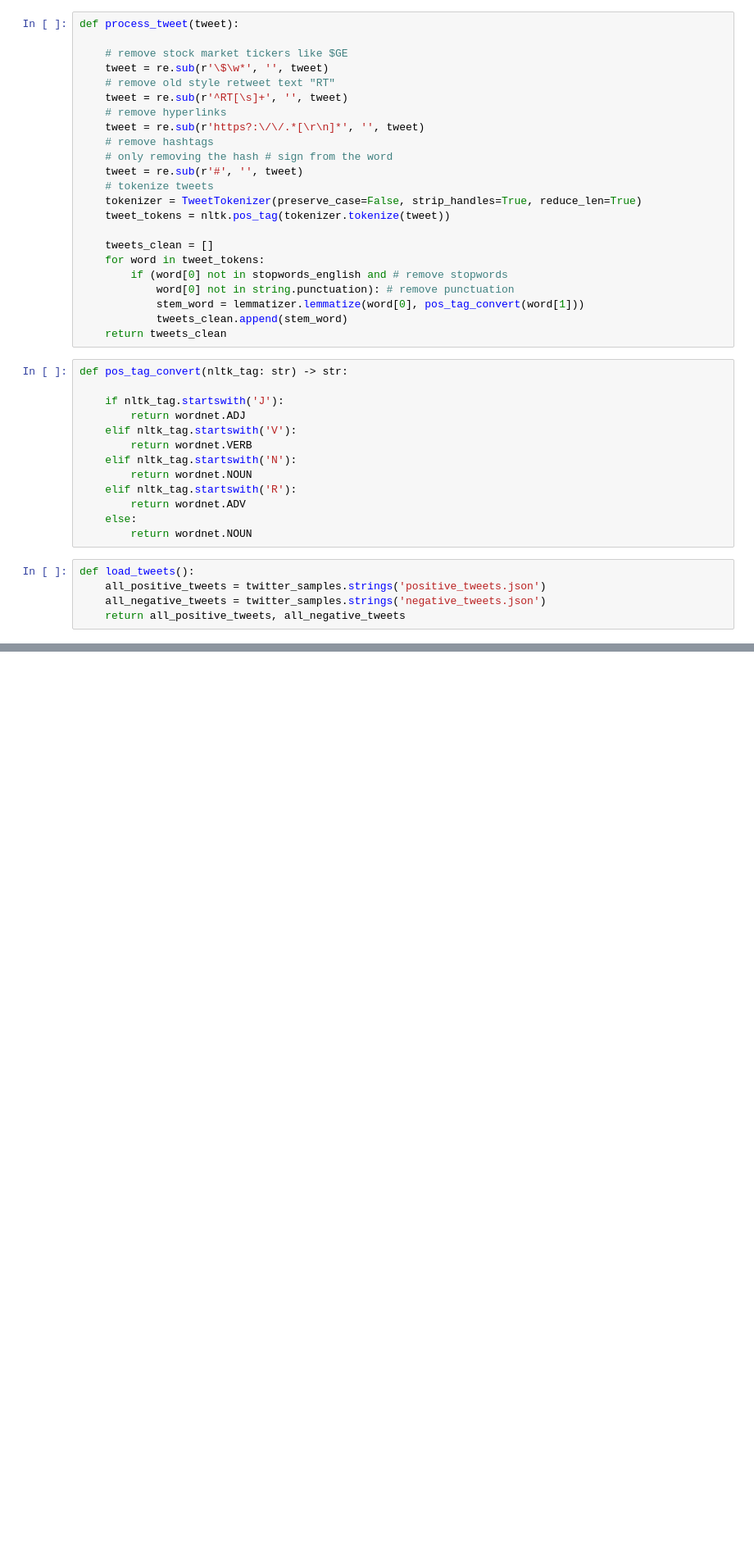
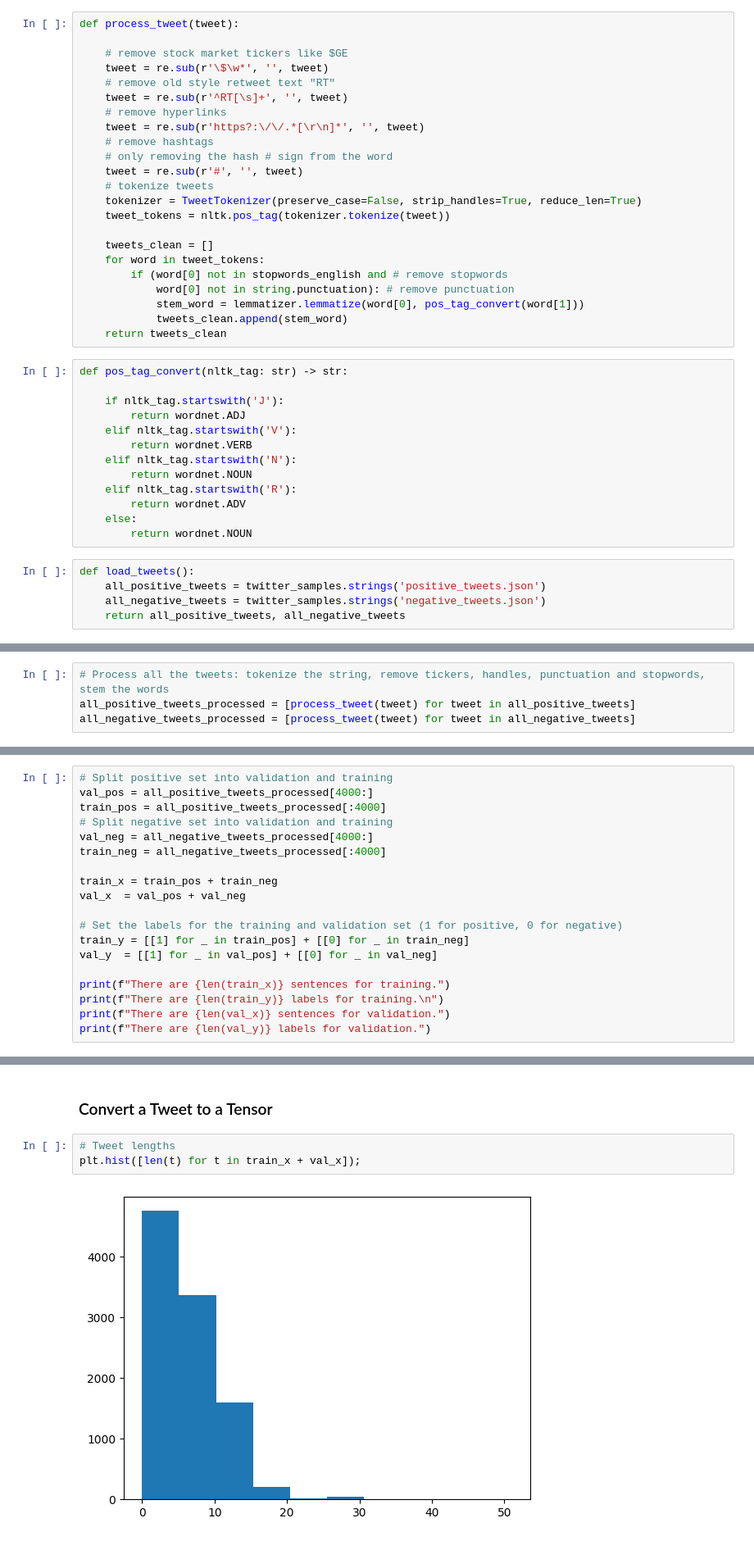
Before and after one commit to ujjwol112/nlp-sentiment-analysis-of-twitter-sample-dataset-with-deep-neural-network, a Jupyter notebook: sentiment_analysis_with_deep_neural_newtork.ipynb, the cells around one changed output, grey strips where cells are left out. Shown at 82% size. Cells and saved outputs as stored; diff of their text form; blank space fills up the shorter version.

```diff
--- a/sentiment_analysis_with_deep_neural_newtork.ipynb
+++ b/sentiment_analysis_with_deep_neural_newtork.ipynb
@@ -81,0 +98,4 @@ print(f"The number of negative tweets: {len(all_negative_tweets)}")
+# %%
+# Process all the tweets: tokenize the string, remove tickers, handles, punctuation and stopwords, stem the words
+all_positive_tweets_processed = [process_tweet(tweet) for tweet in all_positive_tweets]
+all_negative_tweets_processed = [process_tweet(tweet) for tweet in all_negative_tweets]
@@ -81,0 +115,19 @@ print(f"The number of negative tweets: {len(all_negative_tweets)}")
+# %%
+# Split positive set into validation and training
+val_pos = all_positive_tweets_processed[4000:]
+train_pos = all_positive_tweets_processed[:4000]
+# Split negative set into validation and training
+val_neg = all_negative_tweets_processed[4000:]
+train_neg = all_negative_tweets_processed[:4000]
+
+train_x = train_pos + train_neg
+val_x  = val_pos + val_neg
+
+# Set the labels for the training and validation set (1 for positive, 0 for negative)
+train_y = [[1] for _ in train_pos] + [[0] for _ in train_neg]
+val_y  = [[1] for _ in val_pos] + [[0] for _ in val_neg]
+
+print(f"There are {len(train_x)} sentences for training.")
+print(f"There are {len(train_y)} labels for training.\n")
+print(f"There are {len(val_x)} sentences for validation.")
+print(f"There are {len(val_y)} labels for validation.")
@@ -81,0 +172,7 @@ print(f"The number of negative tweets: {len(all_negative_tweets)}")
+# %% [markdown]
+### Convert a Tweet to a Tensor
+# %%
+# Tweet lengths
+plt.hist([len(t) for t in train_x + val_x]);
+# %% [output]
+[figure, added]
```
Also changed, not shown: parts of 13 cells of this notebook.
